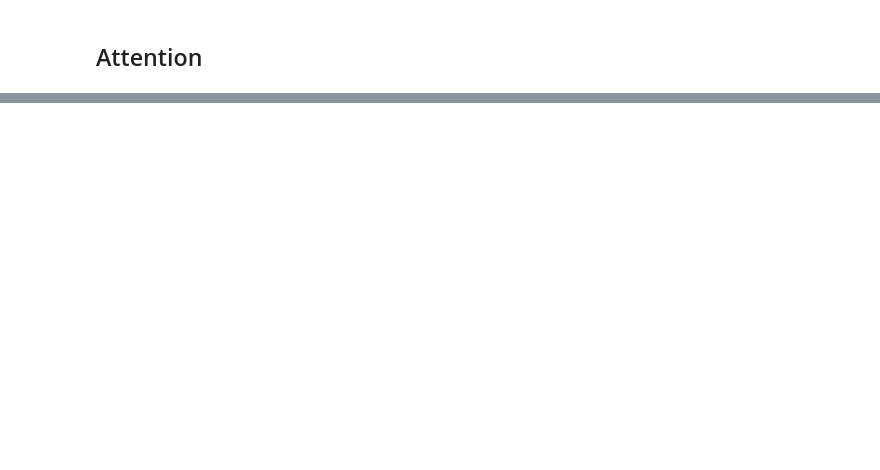
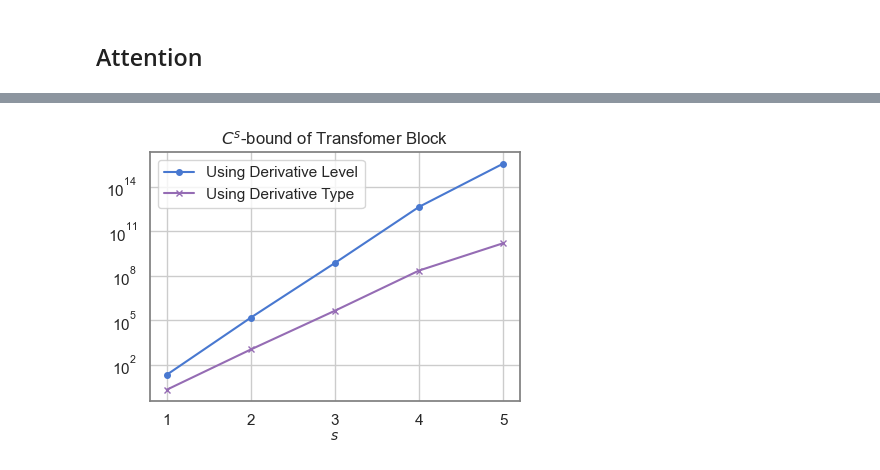
Before and after one commit to YannickLimmer/transformer-bounds, a Jupyter notebook: BuildingBlocks.ipynb, the cells around one changed output, grey strips where cells are left out. Cells and saved outputs as stored; diff of their text form; code cells hidden in the pictures; blank space fills up the shorter version.

Commit message:
Update blocks.

```diff
--- a/BuildingBlocks.ipynb
+++ b/BuildingBlocks.ipynb
@@ -115,0 +455,42 @@ print(pretty_results(n, k, results))
+# %%
+n = 5
+input_dim = 5
+output_dim = 1
+sequence_length = 1
+k = input_dim * sequence_length
+ndim_k = 3
+mw_activ = .001
+mw_nn = .001
+mw_ln = .001
+
+
+bl_comp = [get_max_vals(der_bounds_tblock(
+    n, input_dim, output_dim, sequence_length, ndim_k, ndim_v=ndim_k, ndim_nn=64,
+    max_weight_k=mw_activ, max_weight_q=mw_activ, max_weight_v=mw_activ, max_weight_w=mw_activ,
+    max_weight_ln1=mw_ln/10, max_weight_a=mw_ln, max_weight_b=mw_nn, max_weight_ln2=mw_ln,
+    domain_bound=1.0, verbose=0, by_level=bl,
+)[0], n, k) for bl in (True, False)]
+
+plt.figure(figsize=(4.5, 3.5))  # Adjust the width and height as needed
+labels = ["Using Derivative Level", "Using Derivative Type"]
+
+for i in (0, 1):
+    plt.plot(list(range(1, 6)), bl_comp[i], label=labels[i], marker=markers[i], color=f'C{colors[i]}', linestyle='-', markersize=4)
+
+plt.yscale('log')
+plt.title(r'$C^s$-bound of Transfomer Block', fontsize=12)
+plt.xlabel(r'$s$', fontsize=10, labelpad=2)  # Adjust labelpad to move xlabel closer to the plot
+# plt.ylabel(r'$C^s$', fontsize=10, labelpad=2)  # Adjust labelpad to move ylabel closer to the plot
+plt.legend()
+
+# Set the border color to black
+plt.gca().spines['top'].set_color('grey')
+plt.gca().spines['bottom'].set_color('grey')
+plt.gca().spines['left'].set_color('grey')
+plt.gca().spines['right'].set_color('grey')
+
+plt.tight_layout()
+plt.savefig('tex/figs/TBlockComp.pdf', bbox_inches='tight')
+plt.show()
+# %% [output]
+[figure, added]
```
Also changed, not shown: parts of 35 cells of this notebook, 7 other files.
